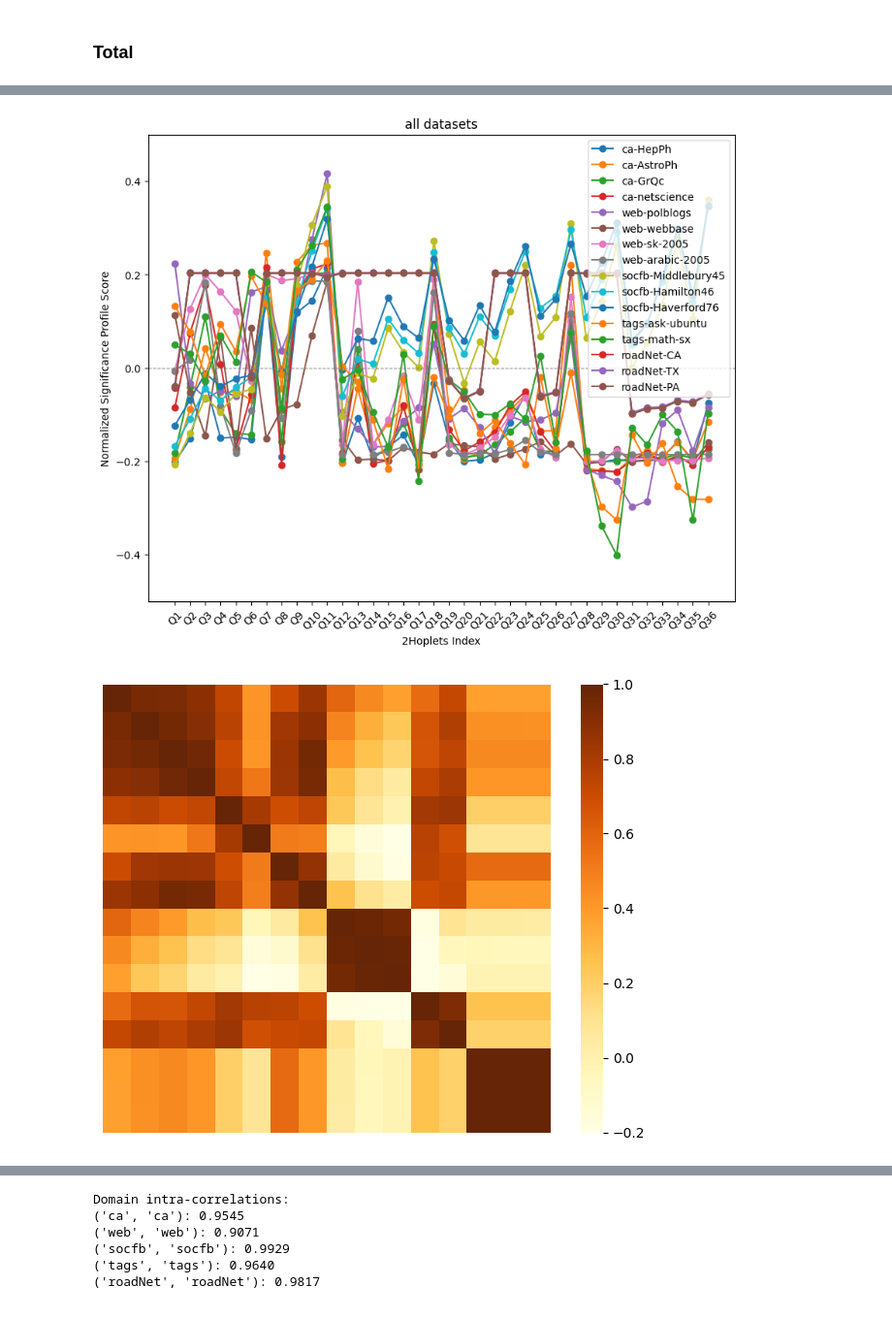
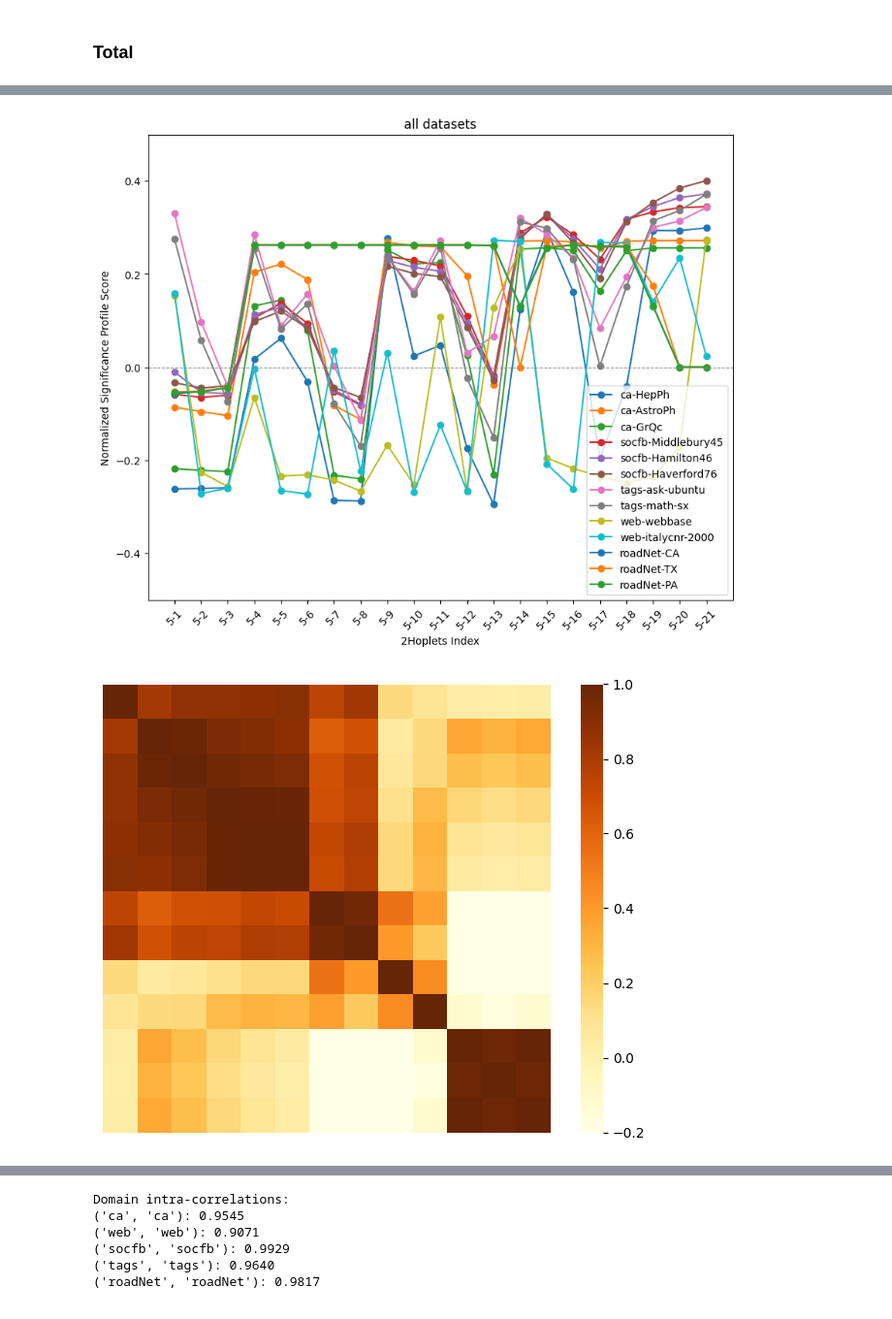
Before and after one commit to thisis05/distance-extended-graphlet, a Jupyter notebook: profile.ipynb, the cells around one changed output, grey strips where cells are left out. Shown at 97% size. Drawn from its saved outputs; the diff is of its cells as text; code cells hidden in the pictures.

```diff
--- a/profile.ipynb
+++ b/profile.ipynb
@@ -160,25 +160,25 @@ KeyError: "None of [Index(['T1', 'T2', 'T3', 'T4', 'T5', 'T6', 'Q1', 'Q2', 'Q3',
 ### Total
 # %%
 datasets = [
-            'ca-HepPh', 'ca-AstroPh', 'ca-GrQc',  'ca-netscience',  #'ca-Erdos992',
+            'ca-HepPh', 'ca-AstroPh', 'ca-GrQc',  #'ca-netscience',  #'ca-Erdos992',
             #'ca-dblp-2012', 'ca-HepTh', #'ca-CondMat',
 
             #'socfb-UC64', 'socfb-UCSC68',
             #'ca-Erdos992',  'ca-dblp-2012', 'ca-MathSciNet', 'ca-HepTh''ca-CondMat',
-            'web-polblogs', 'web-webbase', 'web-sk-2005', 'web-arabic-2005',  #'web-edu', 'web-EPA', 'web-indochina-2004',
+
             #'web-NotreDame', 'web-Stanford',
             'socfb-Middlebury45', 'socfb-Hamilton46', 'socfb-Haverford76',
             'tags-ask-ubuntu', 'tags-math-sx',
 
-
+            'web-webbase', 'web-italycnr-2000', #'web-sk-2005', 'web-arabic-2005',  'web-indochina-2004',  #'web-edu', 'web-EPA', 'web-polblogs',
             'roadNet-CA', 'roadNet-TX', 'roadNet-PA',
             #'email-univ','email-Enron', #'email-EU',
 
 
             ]
-real, random = load_json_convert("extend_output")
+real, random = load_json_convert("original_output")
 domain = real[real['dataset'] == 'datasets']['domain']
-corr_mat, srp = sig_profile(real, random, labels_2hop_4, datasets)
+corr_mat, srp = sig_profile(real, random, labels_gr_5, datasets)
 conf_mat(domain, corr_mat)
 # %% [output]
 ca-HepPh
@@ -197,8 +194,8 @@ tags-math-sx
 roadNet-CA
 roadNet-TX
 roadNet-PA
-[figure, old version]
+[figure, new version]
-[figure, old version]
+[figure, new version]
 # %%
 corr_mat
 # %% [output]
```
Also changed, not shown: parts of 1 cell of this notebook, 2 other files.
